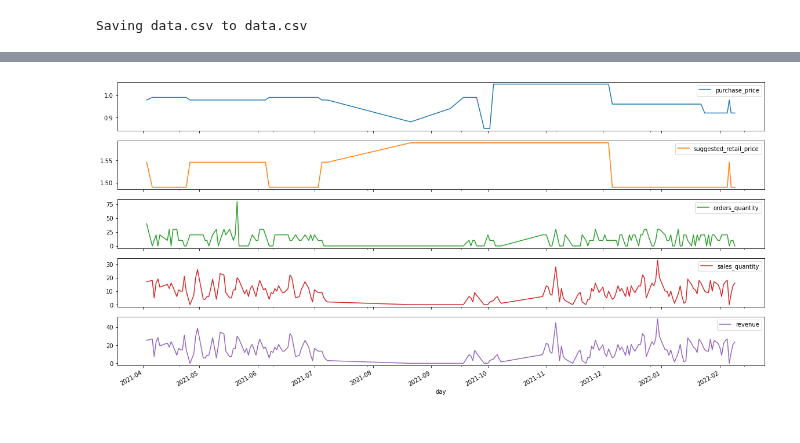
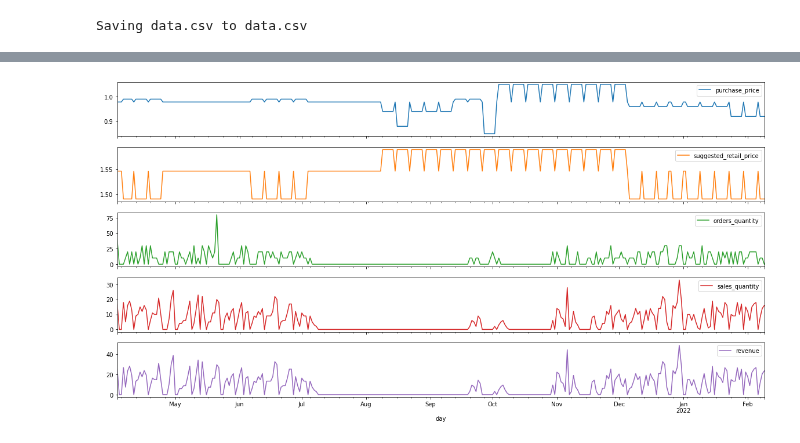
Before and after one commit to B97/Time-Series-Challenge, a Jupyter notebook: Challenge.ipynb, the cells around one changed output, grey strips where cells are left out. Saved outputs shown, nothing was run; the diff lists cells and outputs as text; code cells hidden in the pictures.

```diff
--- a/Challenge.ipynb
+++ b/Challenge.ipynb
@@ -16,9 +16,3 @@ Saving data.csv to data.csv
 # %%
 import io
 df = pd.read_csv(io.BytesIO(uploaded['data.csv']))
-# %%
-df['day'] = pd.to_datetime(df['day'])
-df.index = df.day
-df = df.drop(columns = ['day'])
-df = df.drop(columns=['Unnamed: 0'])
-df.head(10)
@@ -74,2 +83,2 @@ Name: item_number, dtype: int64
 # %%
-df1 = df[df['item_number'] == 80101923]
+df1 = df[df['item_number'] == 80317483]
@@ -107,0 +85,5 @@ df[df['item_number'] == 80317483].revenue.plot()
+# %%
+# converting the day column to date type, and set the df index to date.
+df1['day'] = pd.to_datetime(df['day'])
+df1.index = df1.day
+df1 = df1.drop(columns = ['day'])
@@ -108,8 +112,9 @@ df[df['item_number'] == 80317483].revenue.plot()
 # %%
-df1 = df[df['item_number'] == 80317483]
+# some plot to visualize the different quantities
+df1 = df1[df1['item_number'] == 80317483]
 plot_cols = ['purchase_price', 'suggested_retail_price', 'orders_quantity','sales_quantity','revenue']
 plot_features = df1[plot_cols]
 _ = plot_features.plot(subplots=True)
 # %% [output]
-[figure, old version]
+[figure, new version]
 # %%
```
Also changed, not shown: parts of 27 cells of this notebook.
